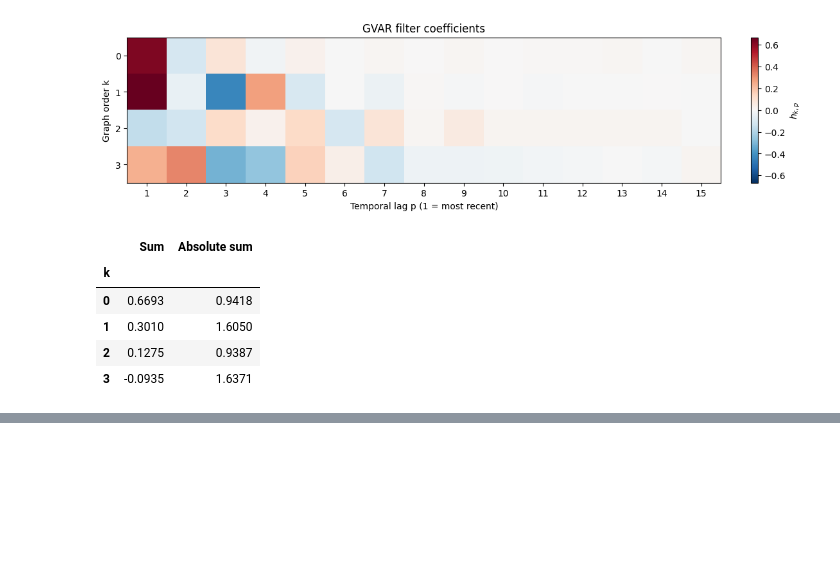
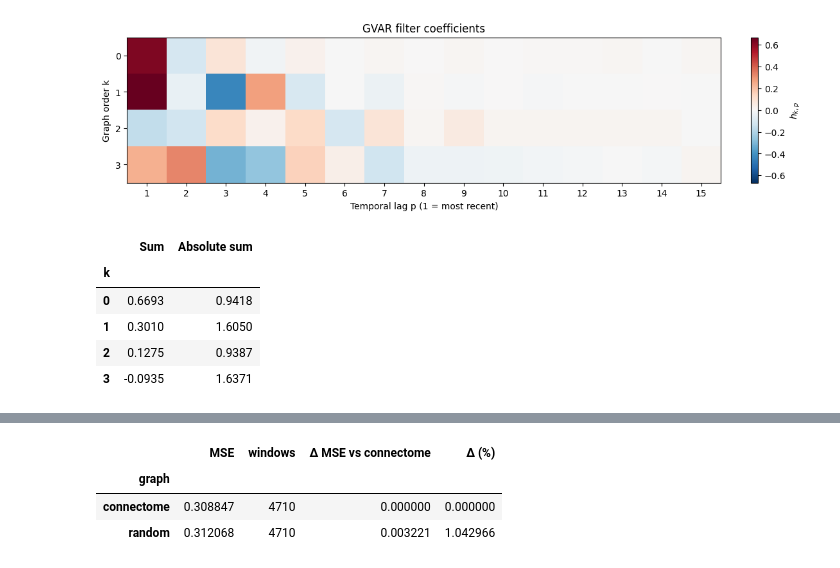
Before and after one commit to G00DCOD3R/Neural-Forecasting, a Jupyter notebook: models/GVAR/adaptive_gvar_experiments.ipynb, the cells around one changed output, grey strips where cells are left out. Drawn from its saved outputs; the diff is of its cells as text; code cells hidden in the pictures; blank space fills up the shorter version.

Commit message:
random ablation for adaptive

```diff
--- a/models/GVAR/adaptive_gvar_experiments.ipynb
+++ b/models/GVAR/adaptive_gvar_experiments.ipynb
@@ -41,7 +41,8 @@ device = torch.device("cuda" if torch.cuda.is_available() else "cpu")
 torch.set_num_threads(min(4, torch.get_num_threads()))
 data = load_session(str(dataset), True, 0.15, 0.15, False)
 n_nodes = data["X"].shape[1]
-edges, weights = load_graph(data["data_dir"], n_nodes)
+graph, graph_seed = saved.get("graph", "connectome"), saved.get("graph_seed", 0)
+edges, weights = load_graph(data["data_dir"], n_nodes, graph=graph, seed=graph_seed)
 A = shift_operator(edges, weights, n_nodes, kind="mean")
 torch.testing.assert_close(saved["state_dict"]["S"], A.to_dense(), rtol=0, atol=0)
 model = AdaptiveGVAR(A, **config).to(device)
@@ -285,0 +296,62 @@ fig_filters.savefig(results_dir / f"{run_prefix}_gvar_filters.png", dpi=150)
+# %%
+ablation_checkpoints = {
+    "connectome": ROOT / "models/GVAR/checkpoints/adaptive_gvar_sparsemax/best.pt",
+    "random": ROOT / "models/GVAR/checkpoints/temporal_adaptive_sparsemax_tau1_random_s0/best.pt",
+}
+ablation_split = "test"  # "val" for a validation comparison
+
+
+@torch.inference_mode()
+def compare_graph_ablation(checkpoints, which="test"):
+    if which not in ("val", "test"):
+        raise ValueError("Choose val or test")
+    reference, loader, rows = None, None, []
+    for graph_name, path in checkpoints.items():
+        state = torch.load(path, map_location="cpu", weights_only=True)
+        cfg = dict(state["config"])
+        cfg.setdefault("activation", "softmax")
+        cfg.setdefault("tau", 1.0)
+        if state["model_type"] != "temporal_adaptive_gvar_v1":
+            raise ValueError(f"Unexpected checkpoint model: {path}")
+        if state.get("graph", "connectome") != graph_name:
+            raise ValueError(f"Checkpoint is not a {graph_name} run: {path}")
+        if state["preprocessing"] != {"log_transform": True, "val_frac": .15, "test_frac": .15}:
+            raise ValueError(f"Checkpoint preprocessing differs: {path}")
+        if reference is None:
+            reference = cfg
+            windows = ConcatDataset([
+                Windows(x.unfold(0, cfg["P"] + 1, 1).permute(0, 2, 1), None, cfg["P"])
+                for x in trials(data, which) if len(x) > cfg["P"]
+            ])
+            loader = DataLoader(windows, batch_size=batch_size, shuffle=False)
+        elif cfg != reference:
+            raise ValueError("Use checkpoints with identical architecture settings, including alpha")
+        # S in the checkpoint is the fixed A used during that run's training.
+        ablation_model = AdaptiveGVAR(state["state_dict"]["S"], **cfg).to(device)
+        ablation_model.load_state_dict(state["state_dict"])
+        ablation_model.eval()
+        squared_error, count = 0., 0
+        for past, future in tqdm(loader, desc=f"{graph_name} / {which}", unit="batch"):
+            error = ablation_model(past.to(device)).cpu() - future[:, 0]
+            squared_error += error.double().square().sum().item()
+            count += error.numel()
+        rows.append({"graph": graph_name, "MSE": squared_error / count, "windows": len(windows)})
+        del ablation_model
+    table = pd.DataFrame(rows).set_index("graph")
+    table["Δ MSE vs connectome"] = table.MSE - table.loc["connectome", "MSE"]
+    table["Δ (%)"] = 100 * table["Δ MSE vs connectome"] / table.loc["connectome", "MSE"]
+    return table
+
+
+missing_checkpoints = [str(p) for p in ablation_checkpoints.values() if not p.is_file()]
+if missing_checkpoints:
+    print("Waiting for checkpoints:\n" + "\n".join(missing_checkpoints))
+else:
+    ablation_table = compare_graph_ablation(ablation_checkpoints, ablation_split)
+    display(ablation_table.round(6))
+    ablation_table.to_csv(ROOT / f"models/GVAR/runs/adaptive_gvar_graph_ablation_{ablation_split}.csv")
+# %% [output]
+|  | MSE | windows | Δ MSE vs connectome | Δ (%) |
+| graph |  |  |  |  |
+| connectome | 0.308847 | 4710 | 0.000000 | 0.000000 |
+| random | 0.312068 | 4710 | 0.003221 | 1.042966 |
```
Also changed, not shown: parts of 1 cell of this notebook, 2 other files.
